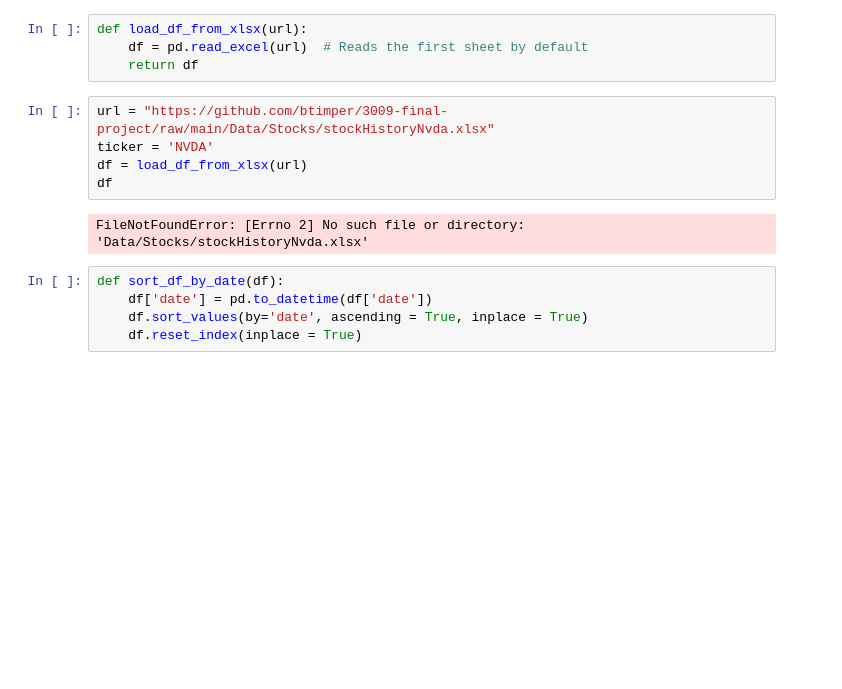
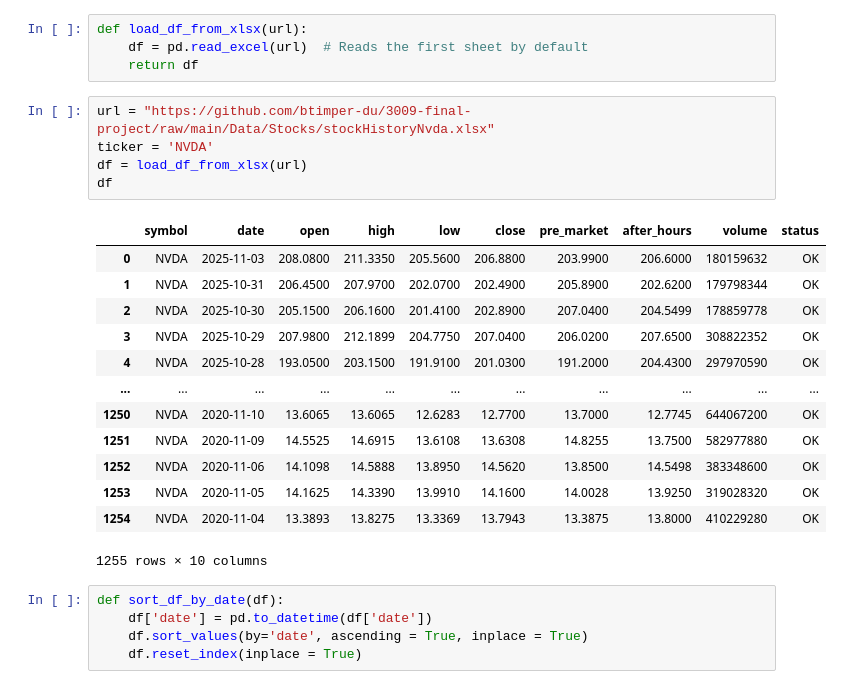
Before and after one commit to btimper-du/3009-final-project, a Jupyter notebook: stock_preds_colab.ipynb, the cells around one changed output. Saved outputs shown, nothing was run; the diff lists cells and outputs as text; blank space fills up the shorter version.

```diff
--- a/stock_preds_colab.ipynb
+++ b/stock_preds_colab.ipynb
@@ -16,12 +16,24 @@ def load_df_from_xlsx(url):
     df = pd.read_excel(url)  # Reads the first sheet by default
     return df
 # %%
-url = "https://github.com/btimper/3009-final-project/raw/main/Data/Stocks/stockHistoryNvda.xlsx"
+url = "https://github.com/btimper-du/3009-final-project/raw/main/Data/Stocks/stockHistoryNvda.xlsx"
 ticker = 'NVDA'
 df = load_df_from_xlsx(url)
 df
 # %% [output]
+|  | symbol | date | open | high | low | close | pre_market | after_hours | volume | status |
+| 0 | NVDA | 2025-11-03 | 208.0800 | 211.3350 | 205.5600 | 206.8800 | 203.9900 | 206.6000 | 180159632 | OK |
+| 1 | NVDA | 2025-10-31 | 206.4500 | 207.9700 | 202.0700 | 202.4900 | 205.8900 | 202.6200 | 179798344 | OK |
+| 2 | NVDA | 2025-10-30 | 205.1500 | 206.1600 | 201.4100 | 202.8900 | 207.0400 | 204.5499 | 178859778 | OK |
+| 3 | NVDA | 2025-10-29 | 207.9800 | 212.1899 | 204.7750 | 207.0400 | 206.0200 | 207.6500 | 308822352 | OK |
+| 4 | NVDA | 2025-10-28 | 193.0500 | 203.1500 | 191.9100 | 201.0300 | 191.2000 | 204.4300 | 297970590 | OK |
+| ... | ... | ... | ... | ... | ... | ... | ... | ... | ... | ... |
+| 1250 | NVDA | 2020-11-10 | 13.6065 | 13.6065 | 12.6283 | 12.7700 | 13.7000 | 12.7745 | 644067200 | OK |
+| 1251 | NVDA | 2020-11-09 | 14.5525 | 14.6915 | 13.6108 | 13.6308 | 14.8255 | 13.7500 | 582977880 | OK |
+| 1252 | NVDA | 2020-11-06 | 14.1098 | 14.5888 | 13.8950 | 14.5620 | 13.8500 | 14.5498 | 383348600 | OK |
+| 1253 | NVDA | 2020-11-05 | 14.1625 | 14.3390 | 13.9910 | 14.1600 | 14.0028 | 13.9250 | 319028320 | OK |
+| 1254 | NVDA | 2020-11-04 | 13.3893 | 13.8275 | 13.3369 | 13.7943 | 13.3875 | 13.8000 | 410229280 | OK |
-FileNotFoundError: [Errno 2] No such file or directory: 'Data/Stocks/stockHistoryNvda.xlsx'
+1255 rows × 10 columns
 # %%
 def sort_df_by_date(df):
     df['date'] = pd.to_datetime(df['date'])
```
